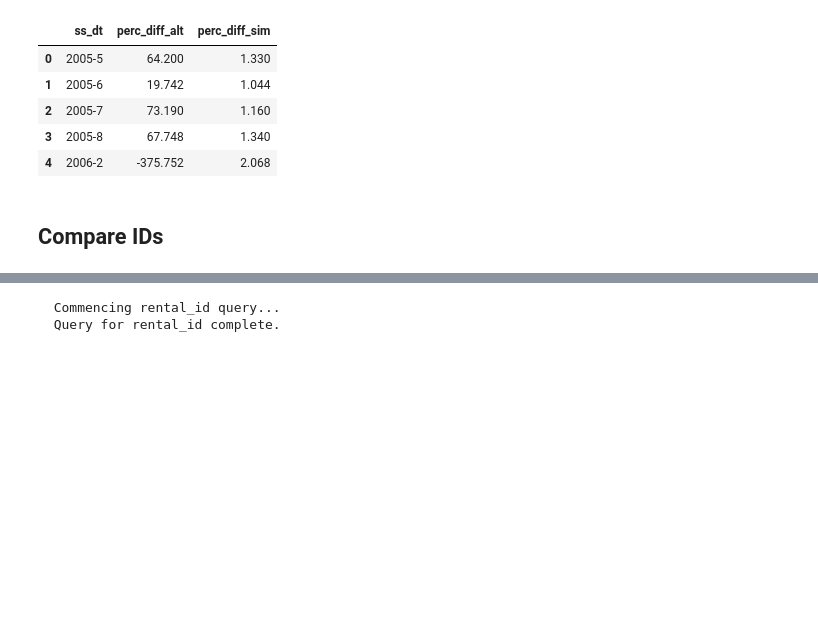
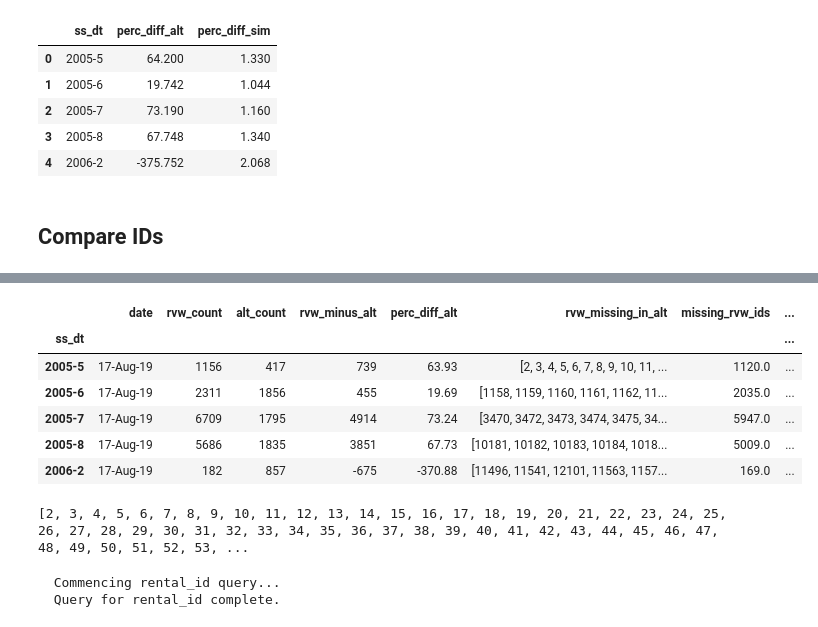
Before and after one commit to rebeccaebarnes/sql_analysis, a Jupyter notebook: sql_analysis_development.ipynb, the cells around one changed output, grey strips where cells are left out. Cells and saved outputs as stored; diff of their text form; code cells hidden in the pictures; blank space fills up the shorter version.

Commit message:
TST: Test list storage in compare_ids

```diff
--- a/sql_analysis_development.ipynb
+++ b/sql_analysis_development.ipynb
@@ -425,14 +425,14 @@ table_names = ('rental_view', 'alt_rental_view')
 table_alias = ('rvw', 'alt')
 
 # Create data gatherer
-tester = san.SQLUnitTest(comparison_fields,
+tester = san.SQLUnitTest(table_names,
+                         table_alias,
                          groupby_fields,
-                         table_names,
-                         table_alias,
+                         comparison_fields,
                          db_server='dvd',
                          test_type='id_check')
 
-tester.compare_ids(table_alias, comparison_fields)
+results = tester.compare_ids(table_alias, comparison_fields)
 # %% [output]
   Commencing rental_id query...
   Query for rental_id complete.
@@ -465,3 +455,17 @@ tester._results
+# %%
+results
+# %% [output]
+|  | date | rvw_count | alt_count | rvw_minus_alt | perc_diff_alt | rvw_missing_in_alt | missing_rvw_ids | ... |
+| ss_dt |  |  |  |  |  |  |  | ... |
+| 2005-5 | 17-Aug-19 | 1156 | 417 | 739 | 63.93 | [2, 3, 4, 5, 6, 7, 8, 9, 10, 11, ... | 1120.0 | ... |
+| 2005-6 | 17-Aug-19 | 2311 | 1856 | 455 | 19.69 | [1158, 1159, 1160, 1161, 1162, 11... | 2035.0 | ... |
+| 2005-7 | 17-Aug-19 | 6709 | 1795 | 4914 | 73.24 | [3470, 3472, 3473, 3474, 3475, 34... | 5947.0 | ... |
+| 2005-8 | 17-Aug-19 | 5686 | 1835 | 3851 | 67.73 | [10181, 10182, 10183, 10184, 1018... | 5009.0 | ... |
+| 2006-2 | 17-Aug-19 | 182 | 857 | -675 | -370.88 | [11496, 11541, 12101, 11563, 1157... | 169.0 | ... |
+# %%
+print(results.loc['2005-5', 'rvw_missing_in_alt'].tolist())
+# %% [output]
+[2, 3, 4, 5, 6, 7, 8, 9, 10, 11, 12, 13, 14, 15, 16, 17, 18, 19, 20, 21, 22, 23, 24, 25, 26, 27, 28, 29, 30, 31, 32, 33, 34, 35, 36, 37, 38, 39, 40, 41, 42, 43, 44, 45, 46, 47, 48, 49, 50, 51, 52, 53, ...
 # %%
 # Specify table fields - "target" table is first
 comparison_fields = ('rental_id','rental_id')
```
Also changed, not shown: parts of 2 cells of this notebook.
